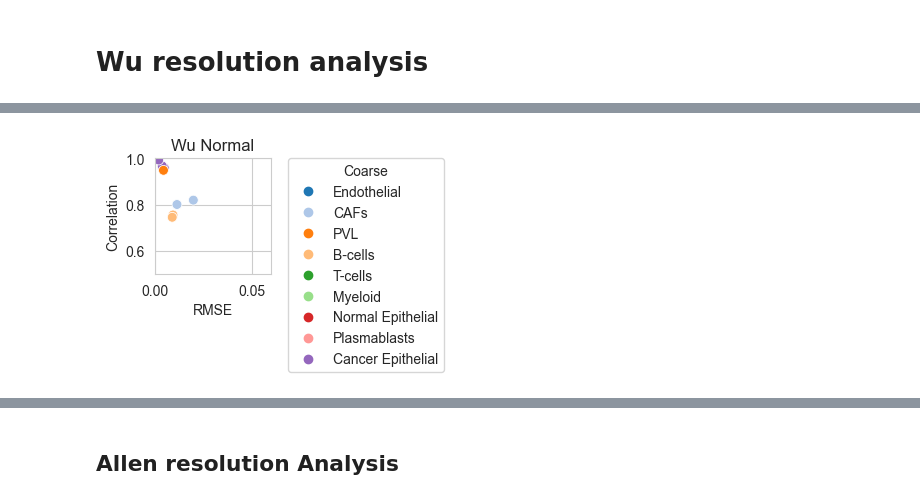
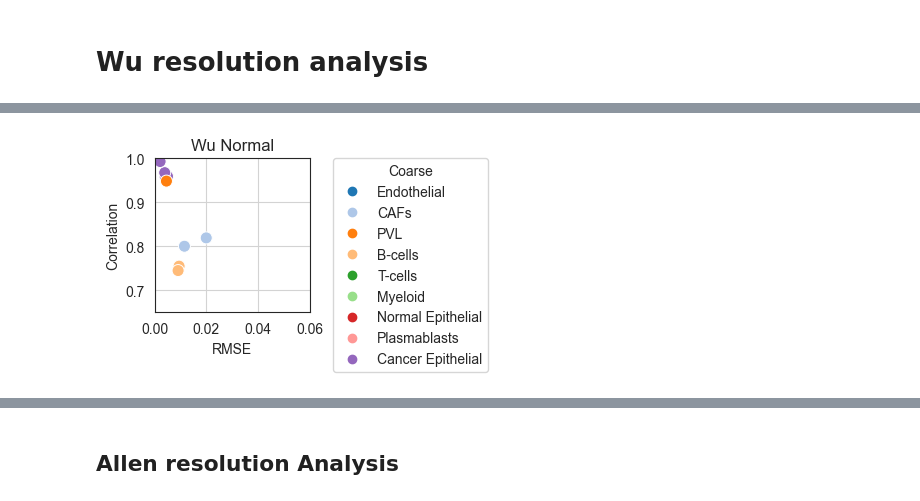
Before and after one commit to ComputationalBiomedicineGroup/rectangle_paper, a Jupyter notebook: notebooks/figure_3.ipynb, the cells around one changed output, grey strips where cells are left out. Saved outputs shown, nothing was run; the diff lists cells and outputs as text; code cells hidden in the pictures.

```diff
--- a/notebooks/figure_3.ipynb
+++ b/notebooks/figure_3.ipynb
@@ -641,20 +880,32 @@ normal_norm_to_coarse = {
     normalize_label(normal): coarse for normal, coarse in zip(mappings['Normal'], mappings['Coarse'])
 }
 
+label_alias_to_coarse = {
+    'macrophage alveolar': 'Macrophages-Monocytes',
+    'macrophages alveolar': 'Macrophages-Monocytes',
+}
+
 def coarse_for_label(label):
     norm = normalize_label(label)
     return (
-        fine_norm_to_coarse.get(norm)
+        label_alias_to_coarse.get(norm)
+        or fine_norm_to_coarse.get(norm)
         or normal_norm_to_coarse.get(norm)
         or coarse_norm_to_coarse.get(norm)
     )
 
 def build_plot_df(corr_series, rmse_series):
     df = corr_series.to_frame(name='Correlation').join(rmse_series.to_frame(name='RMSE')).reset_index()
-    df = df.rename(columns={'index': 'cell_type'})
+    df = df.rename(columns={df.columns[0]: 'cell_type'})
     df['coarse'] = df['cell_type'].map(coarse_for_label)
     df.loc[df['coarse'].isna(), 'coarse'] = df.loc[df['coarse'].isna(), 'cell_type']
     return df
+
+def build_grouped_coarse_plot_df(corr_series, rmse_series):
+    return build_plot_df(corr_series, rmse_series)
+
+def build_coarse_palette(values):
+    return {c: coarse_color_map.get(c, '#999999') for c in pd.Series(values).dropna().unique()}
 
 def add_coarse_legend(ax, coarse_values):
     handles = [
@@ -670,8 +921,8 @@ normal_palette = {
     for row in normal_df.itertuples(index=False)
 }
 
-sns.set_style('whitegrid')
-plt.figure(figsize=(1.5, 1.5))
+sns.set_style('white')
+plt.figure(figsize=(2, 2))
 plt.xlim(0, 0.04)
 plt.ylim(0.8, 1)
 ax = sns.scatterplot(
@@ -683,6 +934,7 @@ ax = sns.scatterplot(
     palette=normal_palette,
     legend=False,
 )
+ax.grid(which='major', linestyle='-', color='lightgrey')
 plt.title('Lambrechts Normal')
 coarse_order = [c for c in mappings['Coarse'].drop_duplicates() if c in set(normal_df['coarse'])]
 add_coarse_legend(ax, coarse_order)
@@ -720,8 +996,8 @@ plt.show()
 # %%
 coarse_df = build_plot_df(lambrechts_coarse_r_cell_avg, lambrechts_coarse_rsme_cell_avg)
 
-sns.set_style('whitegrid')
-plt.figure(figsize=(1.5, 1.5))
+sns.set_style('white')
+plt.figure(figsize=(2, 2))
 plt.xlim(0, 0.04)
 plt.ylim(0.8, 1)
 ax = sns.scatterplot(
@@ -730,9 +1006,10 @@ ax = sns.scatterplot(
     y='Correlation',
     hue='coarse',
     s=75,
-    palette=coarse_color_map,
+    palette=build_coarse_palette(coarse_df['coarse']),
     legend=False,
 )
+ax.grid(which='major', linestyle='-', color='lightgrey')
 plt.title('Lambrechts Coarse')
 coarse_order = [c for c in mappings['Coarse'].drop_duplicates() if c in set(coarse_df['coarse'])]
 add_coarse_legend(ax, coarse_order)
@@ -941,45 +1273,52 @@ def wu_coarse_for_label(label):
 
 def build_wu_plot_df(corr_series, rmse_series):
     df = corr_series.to_frame(name='Correlation').join(rmse_series.to_frame(name='RMSE')).reset_index()
-    df = df.rename(columns={'index': 'cell_type'})
+    df = df.rename(columns={df.columns[0]: 'cell_type'})
     df['coarse'] = df['cell_type'].map(wu_coarse_for_label)
     df.loc[df['coarse'].isna(), 'coarse'] = df.loc[df['coarse'].isna(), 'cell_type']
     return df
+
+def build_wu_grouped_coarse_plot_df(corr_series, rmse_series):
+    return build_wu_plot_df(corr_series, rmse_series)
+
+def build_wu_coarse_palette(values):
+    return {c: wu_coarse_color_map.get(c, '#999999') for c in pd.Series(values).dropna().unique()}
 
 def add_wu_coarse_legend(ax, coarse_values):
     handles = [
         Line2D([0], [0], marker='o', linestyle='None', markersize=6,
                markerfacecolor=wu_coarse_color_map[c], markeredgecolor=wu_coarse_color_map[c], label=c)
         for c in coarse_values if c in wu_coarse_color_map
     ]
     ax.legend(handles=handles, bbox_to_anchor=(1.15, 1), loc=2, borderaxespad=0., ncol=1, title='Coarse')
 
 wu_normal_df = build_wu_plot_df(wu_normal_r_cell_avg, wu_normal_rsme_cell_avg)
 wu_normal_palette = {
     row.cell_type: wu_coarse_color_map.get(row.coarse, '#999999')
     for row in wu_normal_df.itertuples(index=False)
 }
 
-sns.set_style('whitegrid')
-plt.figure(figsize=(1.5, 1.5))
+sns.set_style('white')
+plt.figure(figsize=(2, 2))
 plt.xlim(0, 0.06)
-plt.ylim(0.5, 1)
+plt.ylim(0.65, 1)
 ax = sns.scatterplot(
     data=wu_normal_df,
     x='RMSE',
     y='Correlation',
     hue='cell_type',
     s=75,
     palette=wu_normal_palette,
     legend=False,
 )
+ax.grid(which='major', linestyle='-', color='lightgrey')
 plt.title('Wu Normal')
 wu_coarse_order = [c for c in wu_mappings['Coarse'].drop_duplicates() if c in set(wu_normal_df['coarse'])]
 add_wu_coarse_legend(ax, wu_coarse_order)
 plt.savefig('../figures/3d_scatter_wu_normal.pdf', bbox_inches='tight')
 plt.show()
 # %% [output]
-[figure, old version]
+[figure, new version]
 # %%
 wu_fine_df = build_wu_plot_df(wu_fine_r_cell_avg, wu_fine_rsme_cell_avg)
 wu_fine_palette = {
```
Also changed, not shown: parts of 20 cells of this notebook, 1 other file.
